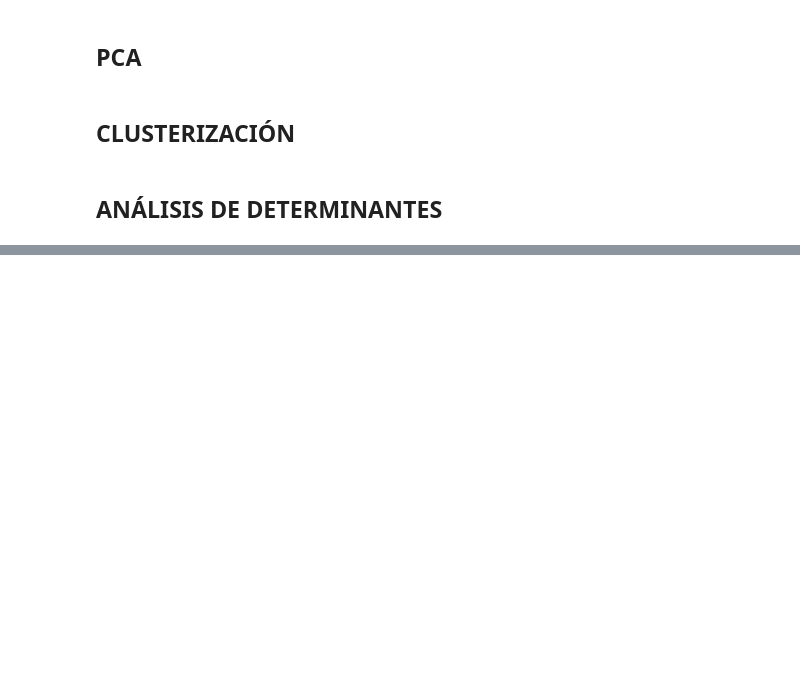
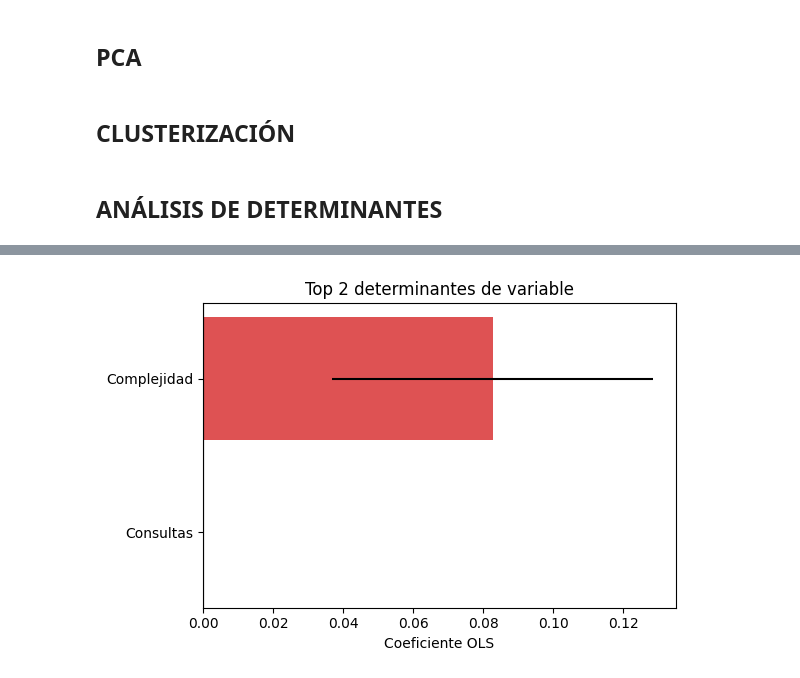
Before and after one commit to rez-dev/panel-eficiencia-hospitalaria, a Jupyter notebook: calc-functions/functions.ipynb, the cells around one changed output, grey strips where cells are left out. Drawn from its saved outputs; the diff is of its cells as text; code cells hidden in the pictures; blank space fills up the shorter version.

Commit message:
Creación de consolidado y modificación de funciones
Se crea un consolidado de datos de hospitales para la carga a la base de datos y se modifican las funciones de cálculo

```diff
--- a/calc-functions/functions.ipynb
+++ b/calc-functions/functions.ipynb
@@ -579,0 +818,40 @@ display(coef_tbl)
+# %%
+import matplotlib.pyplot as plt
+
+def plot_determinants(coef_tbl: pd.DataFrame,
+                      top_n: int = 5,
+                      figsize: Tuple[int,int] = (6,4)):
+    """
+    Dibuja un barplot de los top_n coeficientes (en valor absoluto),
+    con barras de error según el std err, y marca en rojo los no-signif.
+    """
+    # Filtrar solo variables X (descartar const si la hay)
+    tbl = coef_tbl[coef_tbl['variable'] != 'const'].copy()
+
+    # Tomar las top_n por |coef|
+    tbl['abs_coef'] = tbl['Coef.'].abs()
+    tbl = tbl.sort_values('abs_coef', ascending=False).head(top_n)
+
+    # Preparar datos
+    vars_ = tbl['variable']
+    coefs = tbl['Coef.']
+    errs  = tbl['Std.Err.']
+    pvals = tbl['P>|t|']
+
+    # Colores según significancia
+    colors = ['C0' if p < 0.05 else 'C3' for p in pvals]
+
+    # Plot
+    plt.figure(figsize=figsize)
+    plt.barh(vars_, coefs, xerr=errs, color=colors, alpha=0.8)
+    plt.axvline(0, color='k', linewidth=0.8)
+    plt.gca().invert_yaxis()  # para que el mayor coef aparezca arriba
+    plt.xlabel('Coeficiente OLS')
+    plt.title(f'Top {top_n} determinantes de {coef_tbl.variable.name}')
+    plt.tight_layout()
+    plt.show()
+
+# Ejemplo de uso:
+plot_determinants(coef_tbl, top_n=2)
+# %% [output]
+[figure, added]
```
Also changed, not shown: parts of 8 cells of this notebook, 3 other files.
